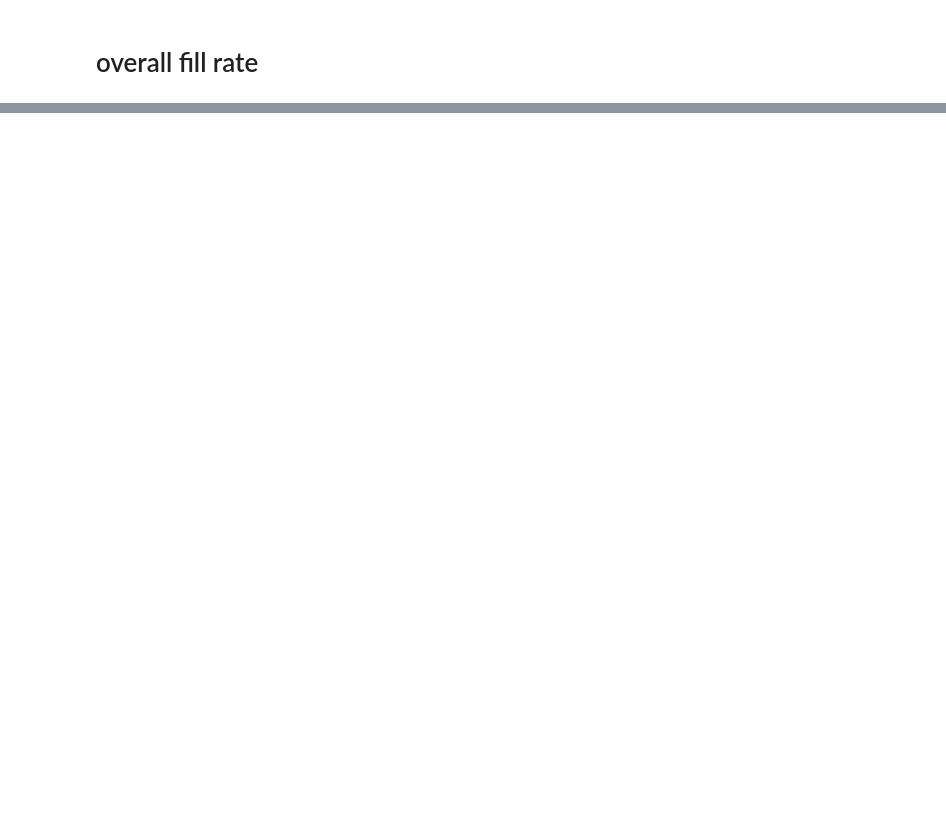
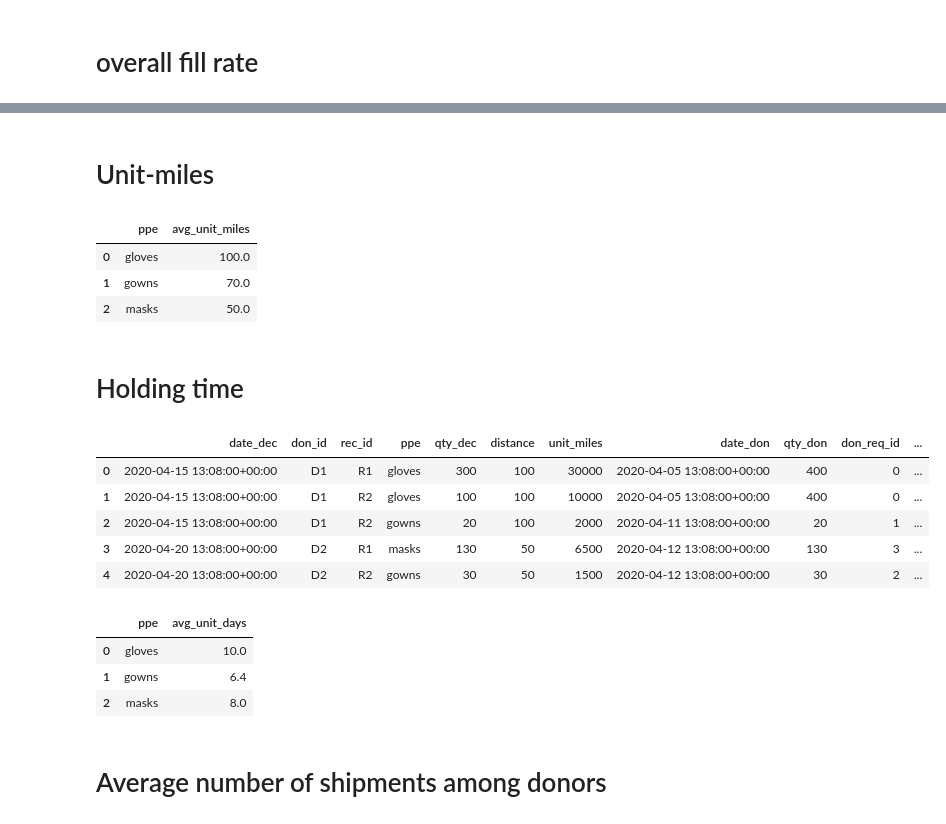
Before and after one commit to samorani/MatchingPPE, a Jupyter notebook: Process results.ipynb, the cells around one changed output, grey strips where cells are left out. Saved outputs shown, nothing was run; the diff lists cells and outputs as text; code cells hidden in the pictures; blank space fills up the shorter version.

```diff
--- a/Process results.ipynb
+++ b/Process results.ipynb
@@ -270,0 +195,14 @@ Name: total_fill_rate, dtype: float64
+# %% [markdown]
+# Unit-miles
+# %%
+decisions['unit_miles'] = decisions['distance'] * decisions['qty']
+
+gb = decisions.groupby('ppe')
+rr = (gb['unit_miles'].sum() / gb['qty'].sum()).to_frame().reset_index()
+rr.columns=['ppe','avg_unit_miles']
+rr
+# %% [output]
+|  | ppe | avg_unit_miles |
+| 0 | gloves | 100.0 |
+| 1 | gowns | 70.0 |
+| 2 | masks | 50.0 |
@@ -270,0 +216,24 @@ Name: total_fill_rate, dtype: float64
+# %% [markdown]
+# Holding time
+# %%
+dd = decisions.merge(donors,on=['don_id','ppe'],suffixes=['_dec','_don'])
+dd['holding_time'] = (dd['date_dec'] - dd['date_don']).dt.days
+dd['unit_holding_time'] = dd['holding_time'] * dd['qty_dec']
+dd
+# %% [output]
+|  | date_dec | don_id | rec_id | ppe | qty_dec | distance | unit_miles | date_don | qty_don | don_req_id | ... |
+| 0 | 2020-04-15 13:08:00+00:00 | D1 | R1 | gloves | 300 | 100 | 30000 | 2020-04-05 13:08:00+00:00 | 400 | 0 | ... |
+| 1 | 2020-04-15 13:08:00+00:00 | D1 | R2 | gloves | 100 | 100 | 10000 | 2020-04-05 13:08:00+00:00 | 400 | 0 | ... |
+| 2 | 2020-04-15 13:08:00+00:00 | D1 | R2 | gowns | 20 | 100 | 2000 | 2020-04-11 13:08:00+00:00 | 20 | 1 | ... |
+| 3 | 2020-04-20 13:08:00+00:00 | D2 | R1 | masks | 130 | 50 | 6500 | 2020-04-12 13:08:00+00:00 | 130 | 3 | ... |
+| 4 | 2020-04-20 13:08:00+00:00 | D2 | R2 | gowns | 30 | 50 | 1500 | 2020-04-12 13:08:00+00:00 | 30 | 2 | ... |
+# %%
+gb = dd.groupby('ppe')
+rr = (gb['unit_holding_time'].sum() / gb['qty_dec'].sum()).to_frame().reset_index()
+rr.columns=['ppe','avg_unit_days']
+rr
+# %% [output]
+|  | ppe | avg_unit_days |
+| 0 | gloves | 10.0 |
+| 1 | gowns | 6.4 |
+| 2 | masks | 8.0 |
@@ -270,0 +247,2 @@ Name: total_fill_rate, dtype: float64
+# %% [markdown]
+# Average number of shipments among donors
```
Also changed, not shown: parts of 27 cells of this notebook, 51 other files.
